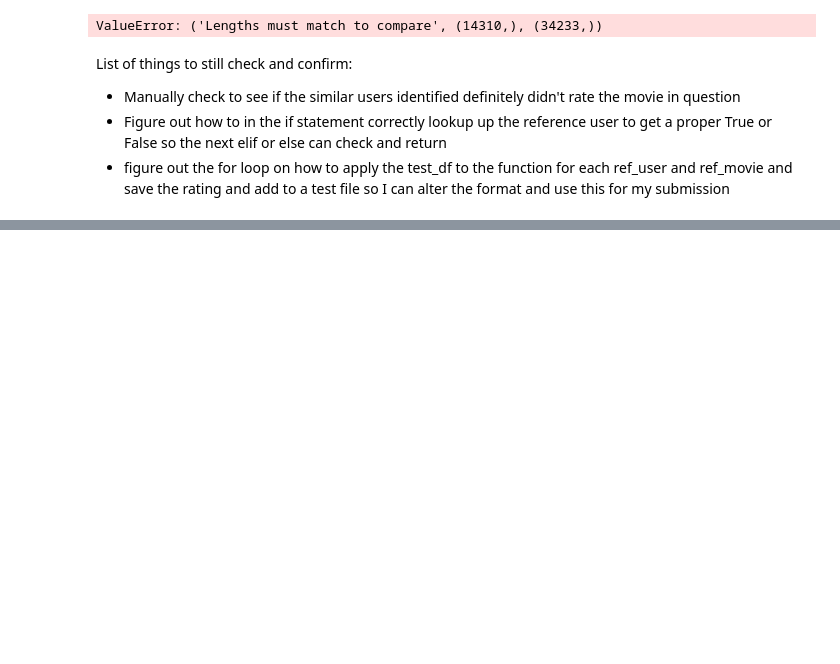
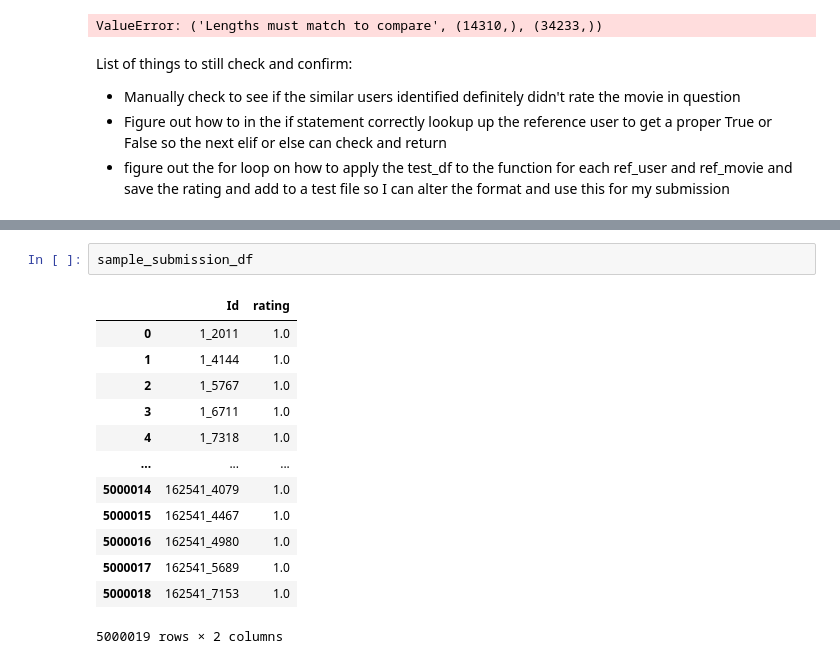
Before and after one commit to mattymill33/unsupervised_predict, a Jupyter notebook: matthew-mill-unsup-predict-1.ipynb, the cells around one changed output, grey strips where cells are left out. Drawn from its saved outputs; the diff is of its cells as text; blank space fills up the shorter version.

```diff
--- a/matthew-mill-unsup-predict-1.ipynb
+++ b/matthew-mill-unsup-predict-1.ipynb
@@ -542,0 +547,16 @@ else:
+# %%
+sample_submission_df
+# %% [output]
+|  | Id | rating |
+| 0 | 1_2011 | 1.0 |
+| 1 | 1_4144 | 1.0 |
+| 2 | 1_5767 | 1.0 |
+| 3 | 1_6711 | 1.0 |
+| 4 | 1_7318 | 1.0 |
+| ... | ... | ... |
+| 5000014 | 162541_4079 | 1.0 |
+| 5000015 | 162541_4467 | 1.0 |
+| 5000016 | 162541_4980 | 1.0 |
+| 5000017 | 162541_5689 | 1.0 |
+| 5000018 | 162541_7153 | 1.0 |
+5000019 rows × 2 columns
```
Also changed, not shown: parts of 12 cells of this notebook.
